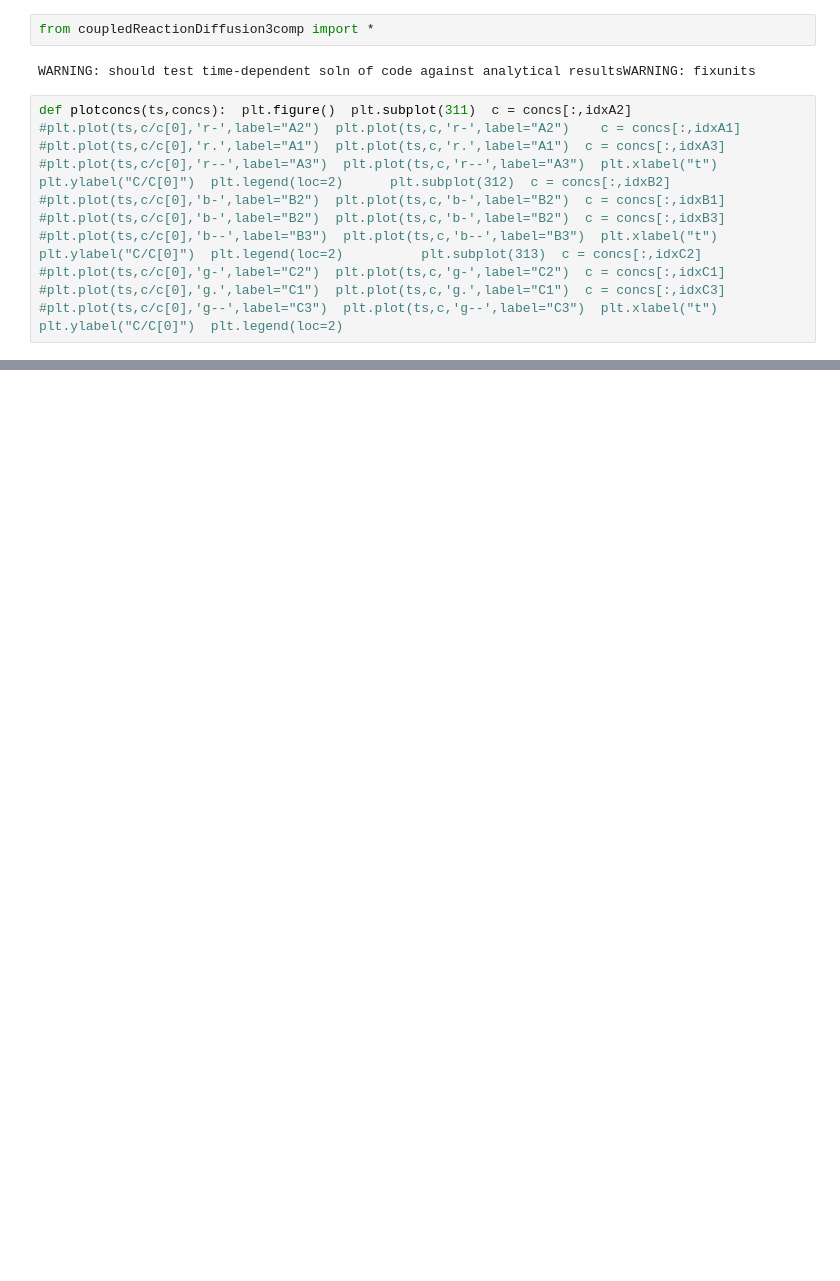
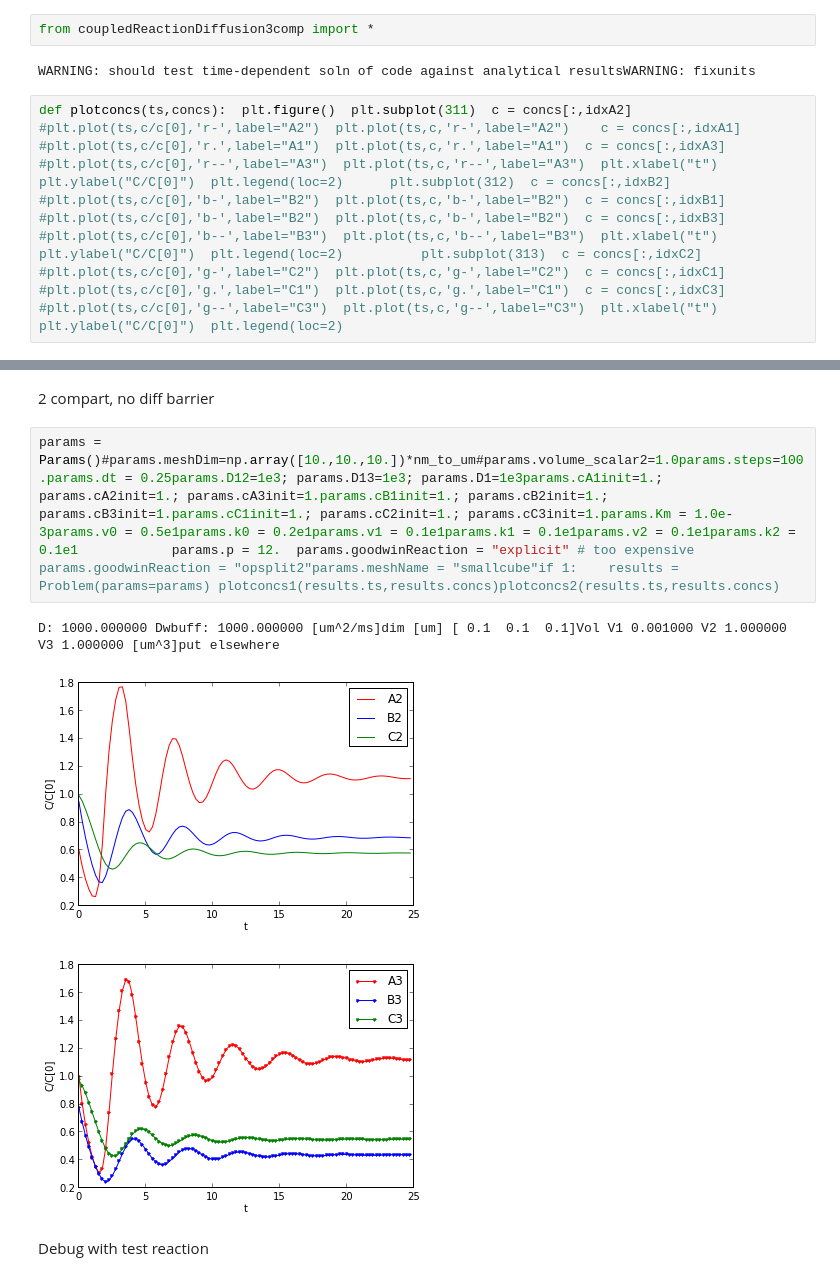
Before and after one commit to huskeypm/enzymekineticsacs, a Jupyter notebook: goodwinPDE.ipynb, the cells around one changed output, grey strips where cells are left out. Cells and saved outputs as stored; diff of their text form; blank space fills up the shorter version.

```diff
--- a/goodwinPDE.ipynb
+++ b/goodwinPDE.ipynb
@@ -13,0 +47,10 @@ D: 10000.000000 Dwbuff: 10000.000000 [um^2/ms]dim [um] [ 0.1  0.1  0.1]Vol V1 0.
+# %% [markdown]
+2 compart, no diff barrier
+# %%
+params = Params()#params.meshDim=np.array([10.,10.,10.])*nm_to_um#params.volume_scalar2=1.0params.steps=100.params.dt = 0.25params.D12=1e3; params.D13=1e3; params.D1=1e3params.cA1init=1.; params.cA2init=1.; params.cA3init=1.params.cB1init=1.; params.cB2init=1.; params.cB3init=1.params.cC1init=1.; params.cC2init=1.; params.cC3init=1.params.Km = 1.0e-3params.v0 = 0.5e1params.k0 = 0.2e1params.v1 = 0.1e1params.k1 = 0.1e1params.v2 = 0.1e1params.k2 = 0.1e1            params.p = 12.  params.goodwinReaction = "explicit" # too expensive params.goodwinReaction = "opsplit2"params.meshName = "smallcube"if 1:    results = Problem(params=params) plotconcs1(results.ts,results.concs)plotconcs2(results.ts,results.concs)
+# %% [output]
+D: 1000.000000 Dwbuff: 1000.000000 [um^2/ms]dim [um] [ 0.1  0.1  0.1]Vol V1 0.001000 V2 1.000000 V3 1.000000 [um^3]put elsewhere
+[figure, added]
+[figure, added]
+# %% [markdown]
+Debug with test reaction
```
Also changed, not shown: parts of 13 cells of this notebook, 1 other file.
